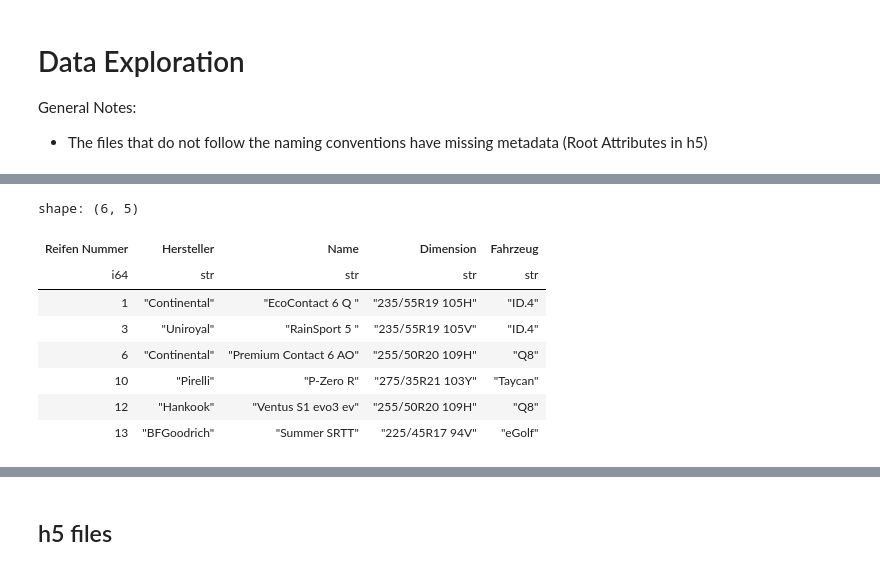
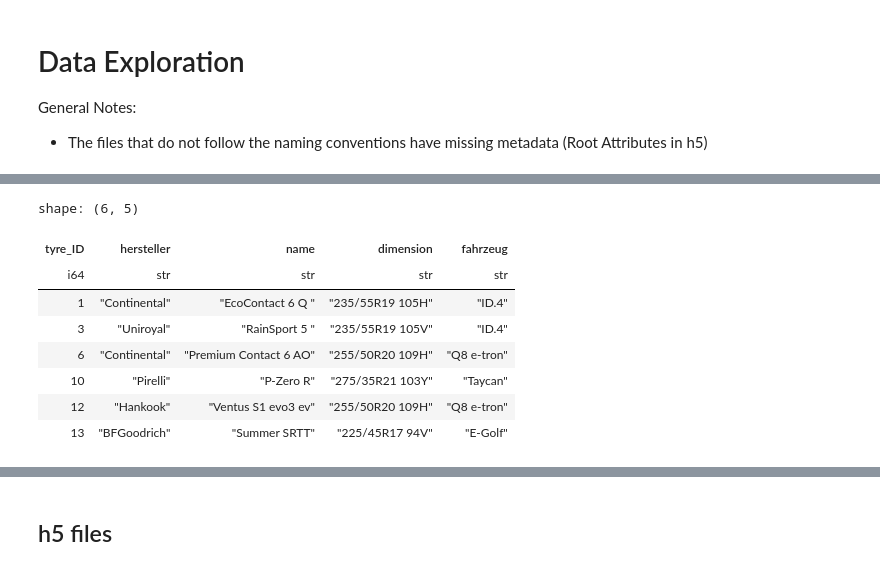
Before and after one commit to m-j-w-f/ROAR, a Jupyter notebook: src/roar/notenbooks/explore.ipynb, the cells around one changed output, grey strips where cells are left out. Cells and saved outputs as stored; diff of their text form; code cells hidden in the pictures.

```diff
--- a/src/roar/notenbooks/explore.ipynb
+++ b/src/roar/notenbooks/explore.ipynb
@@ -65,18 +68,16 @@ shape: (3, 5)
 | 211 | "ika Teststrecke" | "50.79101691007796, 6.048780870… | "50.79115036301304, 6.049006938… | "50.790885556264705, 6.04855011… |
 | 259 | "ika - ISO" | "50.79101691007796, 6.048780870… | "50.79115036301304, 6.049006938… | "50.790885556264705, 6.04855011… |
 # %%
-tyre_road_information = pl.read_csv(DATA_DIR / "Extras" / "tyre_road_information.csv")
-tyre_road_information = tyre_road_information.with_columns(
-    pl.col("Fahrzeug").replace(VEHICLE_CLEAN_NAMES)
-)
-tyre_road_information
+# tyre information
+tyres = pl.read_csv(EXTRAS_DIR / "tyres.csv")
+tyres
 # %% [output]
 shape: (6, 5)
-| Reifen Nummer | Hersteller | Name | Dimension | Fahrzeug |
+| tyre_ID | hersteller | name | dimension | fahrzeug |
 | i64 | str | str | str | str |
 | 1 | "Continental" | "EcoContact 6 Q " | "235/55R19 105H" | "ID.4" |
 | 3 | "Uniroyal" | "RainSport 5 " | "235/55R19 105V" | "ID.4" |
-| 6 | "Continental" | "Premium Contact 6 AO" | "255/50R20 109H" | "Q8" |
+| 6 | "Continental" | "Premium Contact 6 AO" | "255/50R20 109H" | "Q8 e-tron" |
 | 10 | "Pirelli" | "P-Zero R" | "275/35R21 103Y" | "Taycan" |
-| 12 | "Hankook" | "Ventus S1 evo3 ev" | "255/50R20 109H" | "Q8" |
-| 13 | "BFGoodrich" | "Summer SRTT" | "225/45R17 94V" | "eGolf" |
+| 12 | "Hankook" | "Ventus S1 evo3 ev" | "255/50R20 109H" | "Q8 e-tron" |
+| 13 | "BFGoodrich" | "Summer SRTT" | "225/45R17 94V" | "E-Golf" |
```
Also changed, not shown: parts of 15 cells of this notebook, 6 other files.
